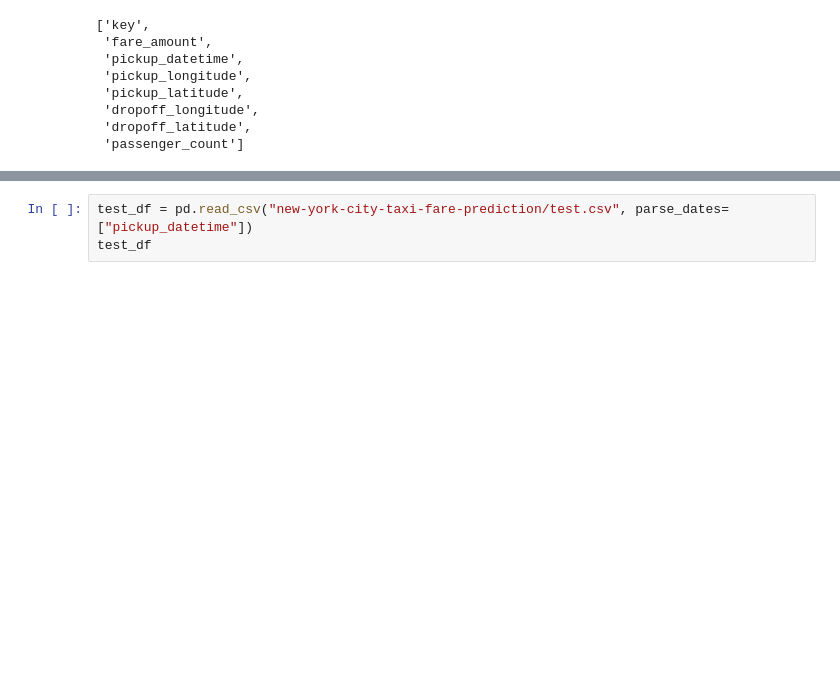
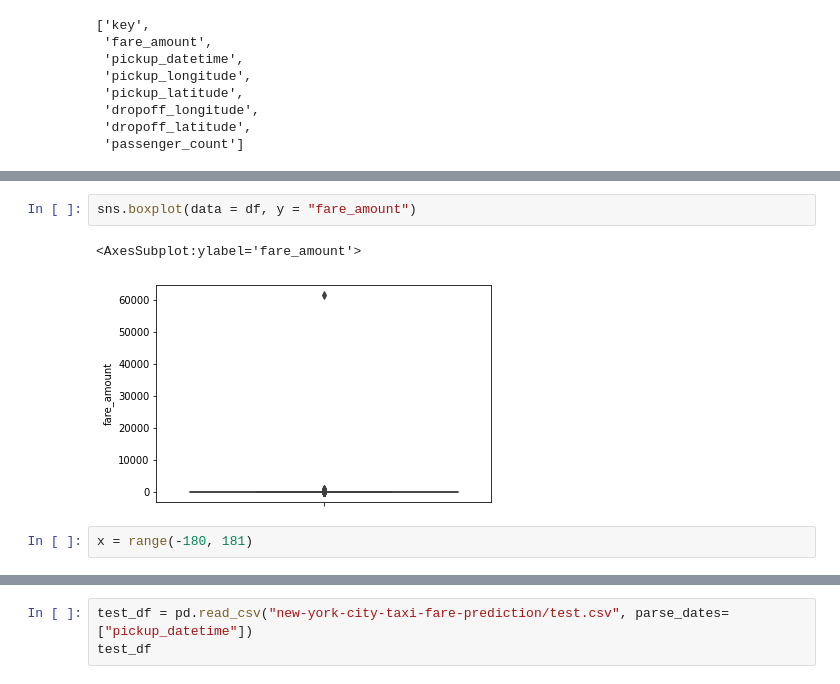
Before and after one commit to saquibmohiuddin/Taxi-Fare-nyc, a Jupyter notebook: nyc_taxi.ipynb, the cells around one changed output, grey strips where cells are left out. Saved outputs shown, nothing was run; the diff lists cells and outputs as text; blank space fills up the shorter version.

```diff
--- a/nyc_taxi.ipynb
+++ b/nyc_taxi.ipynb
@@ -89,3 +158,10 @@ df
+# %%
+sns.boxplot(data = df, y = "fare_amount")
+# %% [output]
+<AxesSubplot:ylabel='fare_amount'>
+[figure, added]
+# %%
+x = range(-180, 181)
 # %%
 df.info()
 # %% [output]
```
Also changed, not shown: parts of 28 cells of this notebook.
